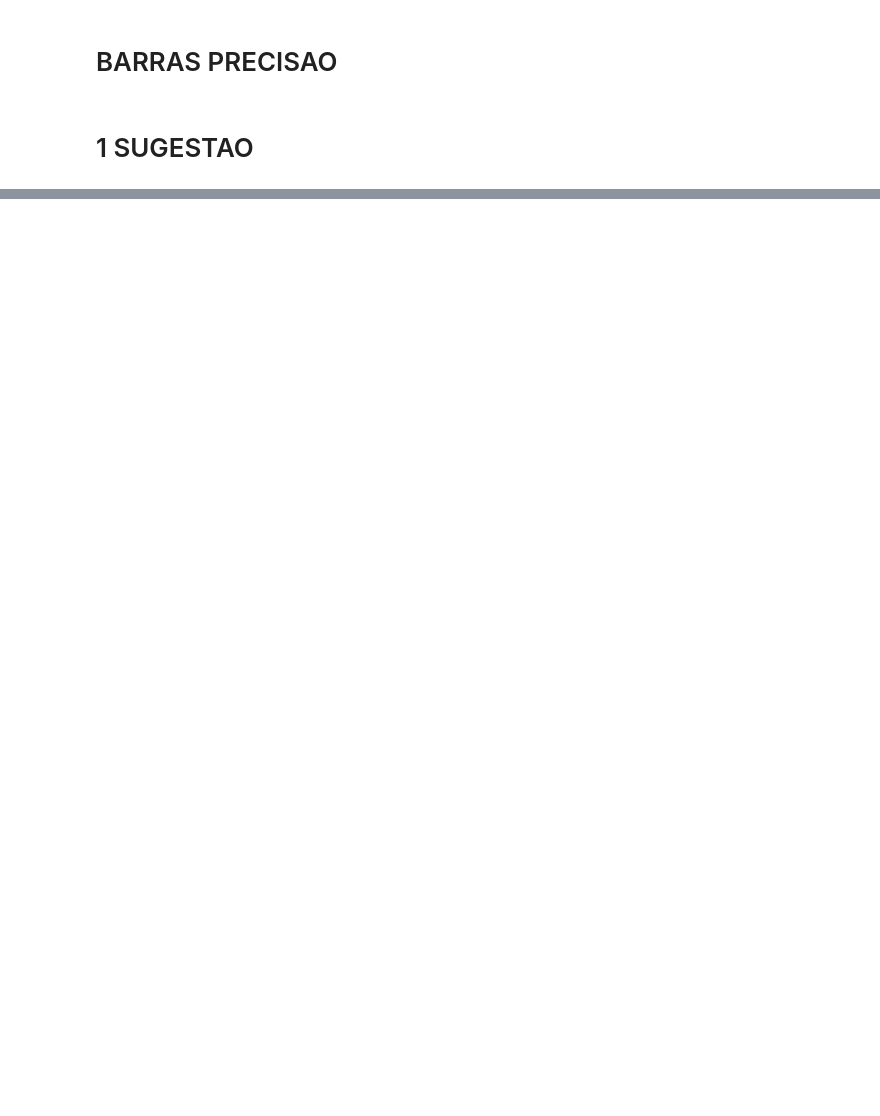
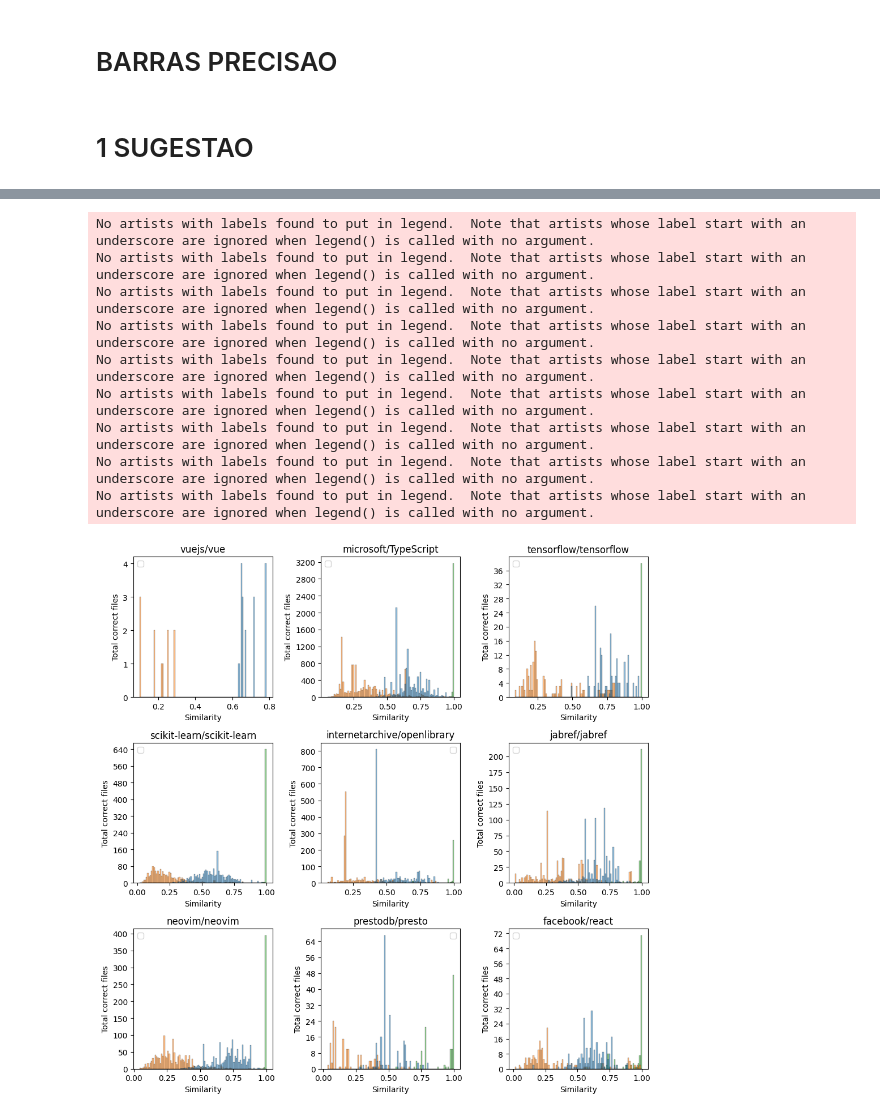
Before and after one commit to getuliobr/AutoLabellerEvaluator, a Jupyter notebook: tabela.ipynb, the cells around one changed output, grey strips where cells are left out. Drawn from its saved outputs; the diff is of its cells as text; code cells hidden in the pictures; blank space fills up the shorter version.

```diff
--- a/tabela.ipynb
+++ b/tabela.ipynb
@@ -446,0 +453,34 @@ See the caveats in the documentation: https://pandas.pydata.org/pandas-docs/stab
+# %%
+mongoClient = pymongo.MongoClient(config['DATABASE']['CONNECTION_STRING'])
+db = mongoClient[config['DATABASE']['NAME']]
+
+df = []
+
+days = [30, 90, 180]
+
+for col in db.list_collections():
+  if not col['name'].endswith('_results'):
+    continue
+  # projeto (feito)
+  # modelo (feito)
+  # numeroDeIssuesDaRecomendacao (feito)
+  # numeroDeIssuesTestas (feito)
+  # nTestes(qnts arquivos corrigidos de verdade) (feito)
+  # nRecomendacaoDadas(nTotalDeArquivos)
+  # totalAcertos
+  # totalErros
+  repo = col['name'].replace('_results', '')
+  if repo == 'microsoft/vscode':
+    continue
+
+  results = db[col['name']].find({'topk': 1, 'compare': 'title + body', 'filtros.daysBefore': {'$in': days}})
+  if not db[col['name']].count_documents({'topk': 1, 'compare': 'title + body', 'filtros.daysBefore': {'$in': days}}):
+    continue
+
+  for result in results:
+    times = result['acertos']
+    for i in range(times):
+      df.append(result)
+
+df = pd.DataFrame(df)
+df.head()
@@ -446,0 +494,20 @@ See the caveats in the documentation: https://pandas.pydata.org/pandas-docs/stab
+# %%
+fig, axs = plt.subplots(nrows=3, ncols=3, figsize=(10, 10))
+for i, projeto in enumerate(projetos):
+  filtered = df.query(f"repositorio == '{projeto}'")
+  s = sns.histplot(ax=axs[i//3,i%3], data=filtered, x="max_sim", hue='tecnica', hue_order=['sbert', 'tfidf', 'word2vec'], bins=100)
+  axs[i//3,i%3].yaxis.set_major_locator(MaxNLocator(integer=True))
+  s.set(xlabel='Similarity', ylabel='Total correct files', title=projeto)
+  s.legend()
+fig.tight_layout()
+# %% [output]
+No artists with labels found to put in legend.  Note that artists whose label start with an underscore are ignored when legend() is called with no argument.
+No artists with labels found to put in legend.  Note that artists whose label start with an underscore are ignored when legend() is called with no argument.
+No artists with labels found to put in legend.  Note that artists whose label start with an underscore are ignored when legend() is called with no argument.
+No artists with labels found to put in legend.  Note that artists whose label start with an underscore are ignored when legend() is called with no argument.
+No artists with labels found to put in legend.  Note that artists whose label start with an underscore are ignored when legend() is called with no argument.
+No artists with labels found to put in legend.  Note that artists whose label start with an underscore are ignored when legend() is called with no argument.
+No artists with labels found to put in legend.  Note that artists whose label start with an underscore are ignored when legend() is called with no argument.
+No artists with labels found to put in legend.  Note that artists whose label start with an underscore are ignored when legend() is called with no argument.
+No artists with labels found to put in legend.  Note that artists whose label start with an underscore are ignored when legend() is called with no argument.
+[figure, added]
```
Also changed, not shown: parts of 10 cells of this notebook, 6 other files.
